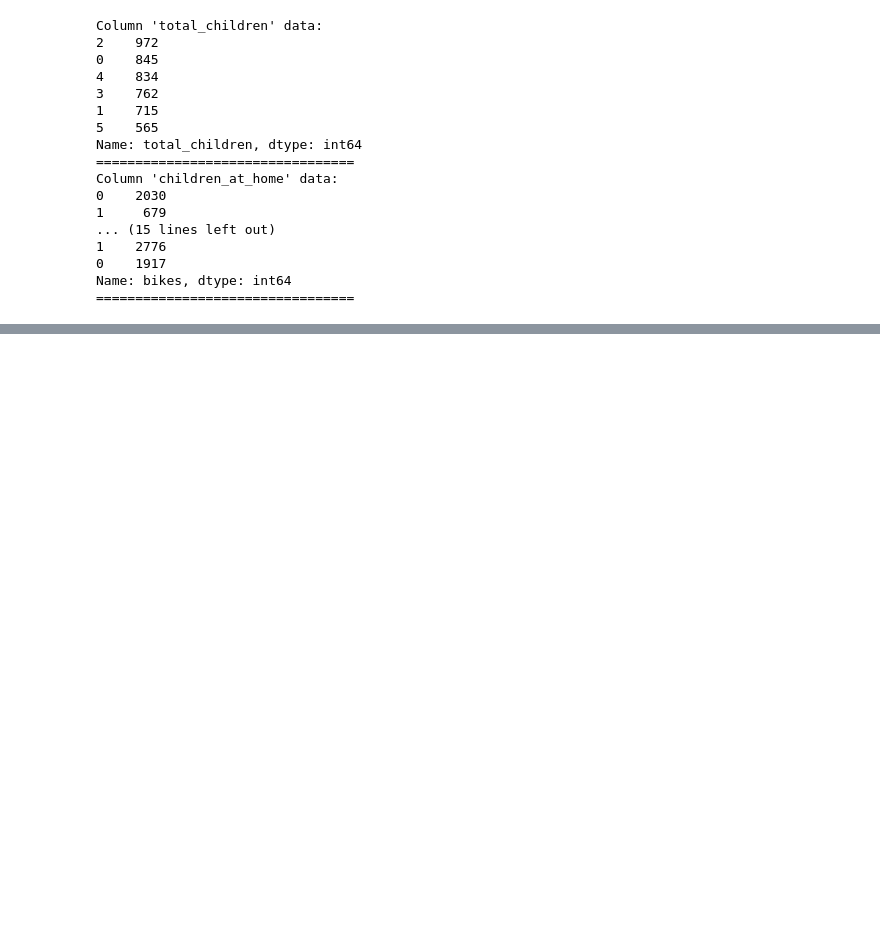
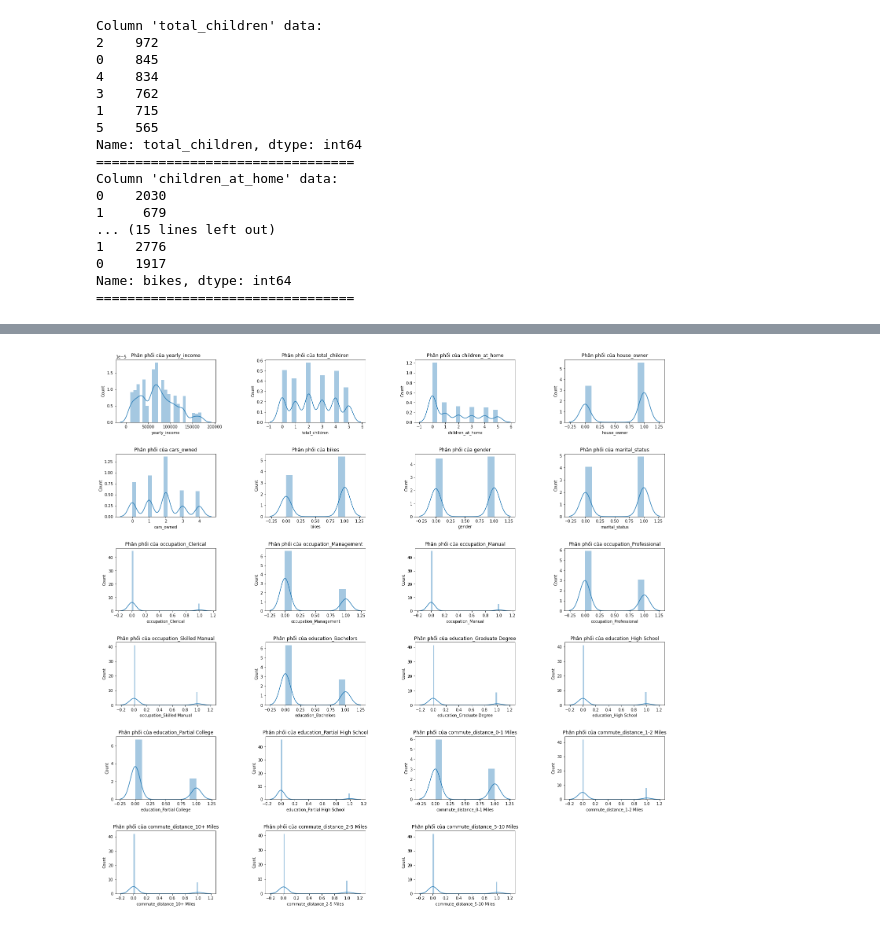
Before and after one commit to mq149/PTDLUD-01_DATH-2, a Jupyter notebook: PTDLUD-01_DATH#2_YC3.ipynb, the cells around one changed output, grey strips where cells are left out. Saved outputs shown, nothing was run; the diff lists cells and outputs as text; code cells hidden in the pictures; blank space fills up the shorter version.

```diff
--- a/PTDLUD-01_DATH#2_YC3.ipynb
+++ b/PTDLUD-01_DATH#2_YC3.ipynb
@@ -158,0 +186,4 @@ Name: bikes, dtype: int64
+# %%
+dummies = pd.get_dummies(df[['gender', 'marital_status','occupation','education','commute_distance']])
+df_test = pd.concat([df.drop(columns=['gender', 'marital_status','occupation','education','commute_distance']), dummies], axis=1)
+df_test
@@ -158,0 +204,14 @@ Name: bikes, dtype: int64
+# %%
+f, ax = plt.subplots(figsize=(25,25))
+cols = len(df_test.columns)
+for index, col in enumerate(df_test.columns):
+  plt.subplot(cols/4 + 1, 4, index+1)
+  sns.distplot(df_test[col].dropna())
+  plt.title(f"Phân phối của {col}")
+  plt.xlabel(col)
+  plt.ylabel('Count')
+
+plt.subplots_adjust(hspace=.5, wspace = .5)
+plt.show()
+# %% [output]
+[figure, added]
```
Also changed, not shown: parts of 17 cells of this notebook.
